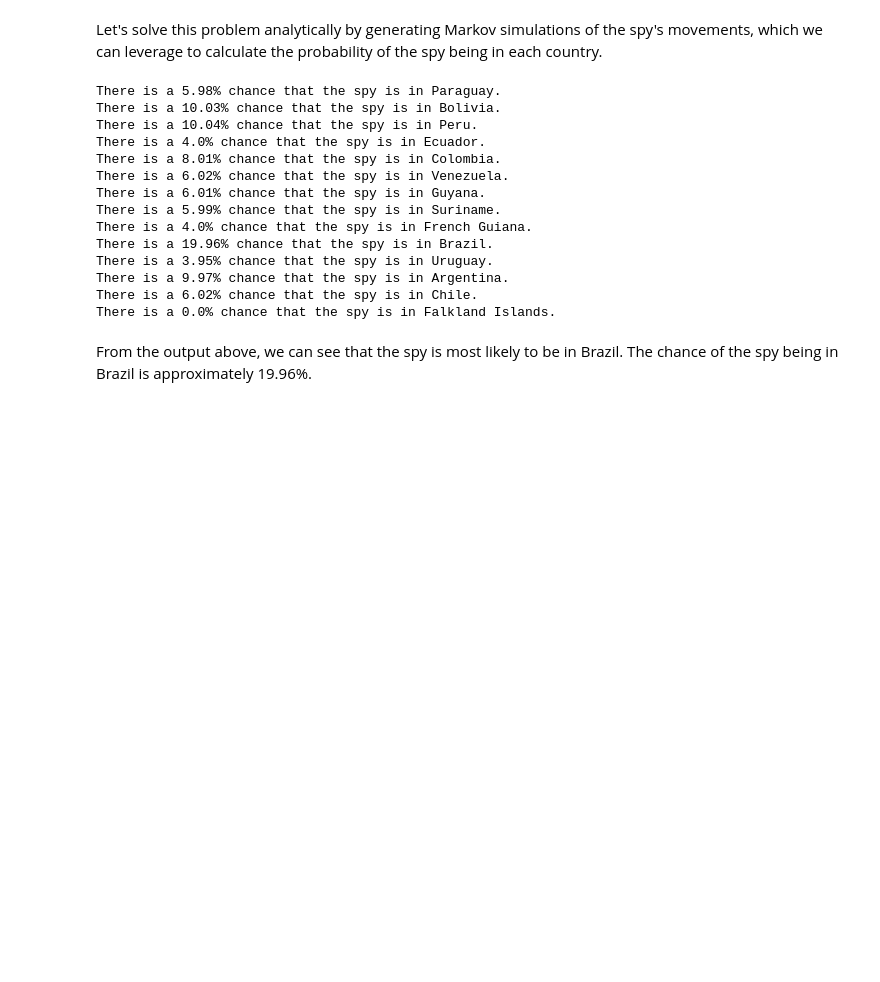
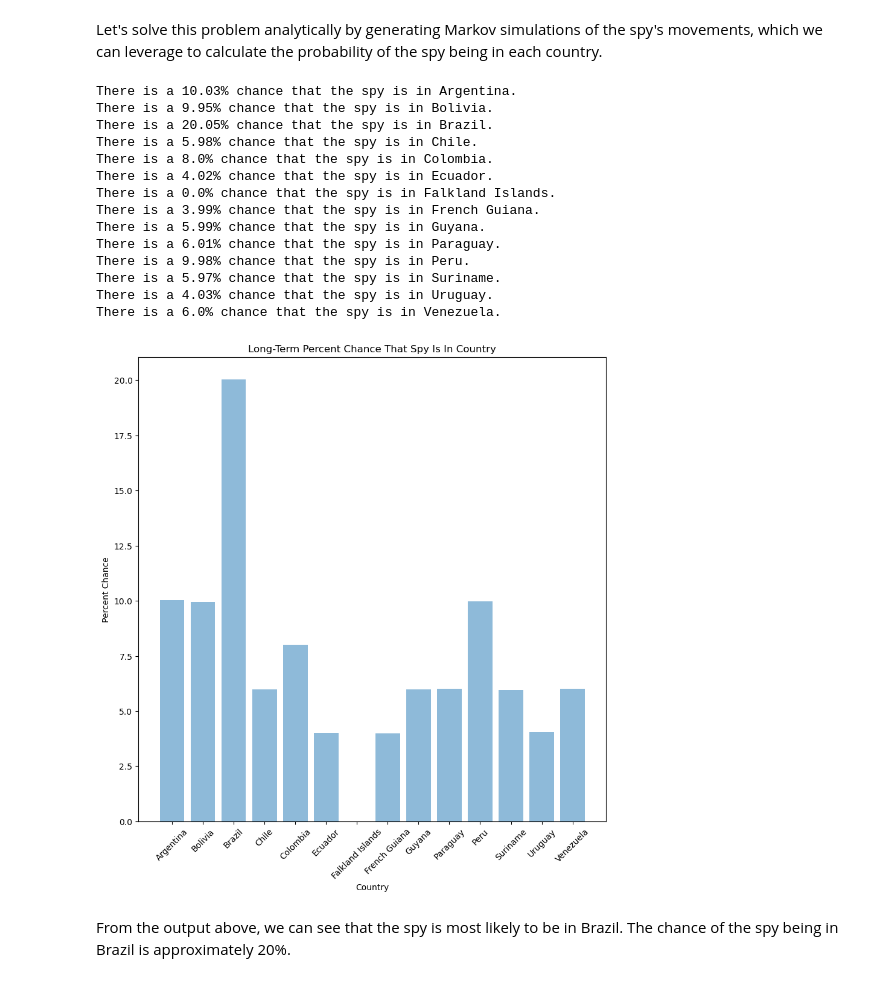
Before and after one commit to Steve-Desilets/Decision-Analytics, a Jupyter notebook: Simulation Methods/Markov Chain Exercise.ipynb, the cells around one changed output. Saved outputs shown, nothing was run; the diff lists cells and outputs as text; code cells hidden in the pictures; blank space fills up the shorter version.

```diff
--- a/Simulation Methods/Markov Chain Exercise.ipynb
+++ b/Simulation Methods/Markov Chain Exercise.ipynb
@@ -34,6 +34,9 @@ plt.show()
 Let's solve this problem analytically by generating Markov simulations of the spy's movements, which we can leverage to calculate the probability of the spy being in each country.
 # %%
 import random
+import matplotlib.pyplot as plt; plt.rcdefaults()
+import numpy as np
+import matplotlib.pyplot as plt
 
 # Define a transition matrix for the Markov chain
 transition_matrix = {
@@ -66,46 +69,59 @@ starting_probabilities = {'Paraguay': 0,
                           'Brazil': 0,
                           'Uruguay': 0,
                           'Argentina': 0,
                           'Chile': 1,
                           'Falkland Islands': 0}
 
 # Choose the starting country randomly based on the starting probabilities
 current_state = random.choices(
     population=list(starting_probabilities.keys()),
     weights=list(starting_probabilities.values())
 )[0]
 
 # Generate a sequence of countries using the transition matrix
 num_iterations = 1000000
 movements_list = []
 for i in range(num_iterations):
 #    print(current_state)
     next_state = random.choices(
         population=list(transition_matrix[current_state].keys()),
         weights=list(transition_matrix[current_state].values())
     )[0]
     current_state = next_state
     movements_list.append(current_state)
 
-countries_list = list(starting_probabilities.keys())
+countries_list = sorted(list(starting_probabilities.keys()))
+country_percentages = []
 
 for j in countries_list:
     percent_chance_for_country = round(100 * (movements_list.count(j) / num_iterations), 2)
+    country_percentages.append(percent_chance_for_country)
     print(f"There is a {percent_chance_for_country}% chance that the spy is in {j}.")
+
+plt.figure(figsize=(10, 10))
+plt.bar(countries_list, country_percentages, align='center', alpha=0.5)
+#plt.xticks(y_pos, objects)
+plt.ylabel('Percent Chance')
+plt.title('Long-Term Percent Chance That Spy Is In Country')
+plt.xlabel('Country')
+plt.xticks(rotation = 45)
+
+plt.show()
 # %% [output]
-There is a 5.98% chance that the spy is in Paraguay.
-There is a 10.03% chance that the spy is in Bolivia.
-There is a 10.04% chance that the spy is in Peru.
-There is a 4.0% chance that the spy is in Ecuador.
-There is a 8.01% chance that the spy is in Colombia.
-There is a 6.02% chance that the spy is in Venezuela.
-There is a 6.01% chance that the spy is in Guyana.
-There is a 5.99% chance that the spy is in Suriname.
-There is a 4.0% chance that the spy is in French Guiana.
-There is a 19.96% chance that the spy is in Brazil.
-There is a 3.95% chance that the spy is in Uruguay.
-There is a 9.97% chance that the spy is in Argentina.
-There is a 6.02% chance that the spy is in Chile.
+There is a 10.03% chance that the spy is in Argentina.
+There is a 9.95% chance that the spy is in Bolivia.
+There is a 20.05% chance that the spy is in Brazil.
+There is a 5.98% chance that the spy is in Chile.
+There is a 8.0% chance that the spy is in Colombia.
+There is a 4.02% chance that the spy is in Ecuador.
 There is a 0.0% chance that the spy is in Falkland Islands.
+There is a 3.99% chance that the spy is in French Guiana.
+There is a 5.99% chance that the spy is in Guyana.
+There is a 6.01% chance that the spy is in Paraguay.
+There is a 9.98% chance that the spy is in Peru.
+There is a 5.97% chance that the spy is in Suriname.
+There is a 4.03% chance that the spy is in Uruguay.
+There is a 6.0% chance that the spy is in Venezuela.
+[figure, added]
 # %% [markdown]
-From the output above, we can see that the spy is most likely to be in Brazil. The chance of the spy being in Brazil is approximately 19.96%.
+From the output above, we can see that the spy is most likely to be in Brazil. The chance of the spy being in Brazil is approximately 20%.
```
